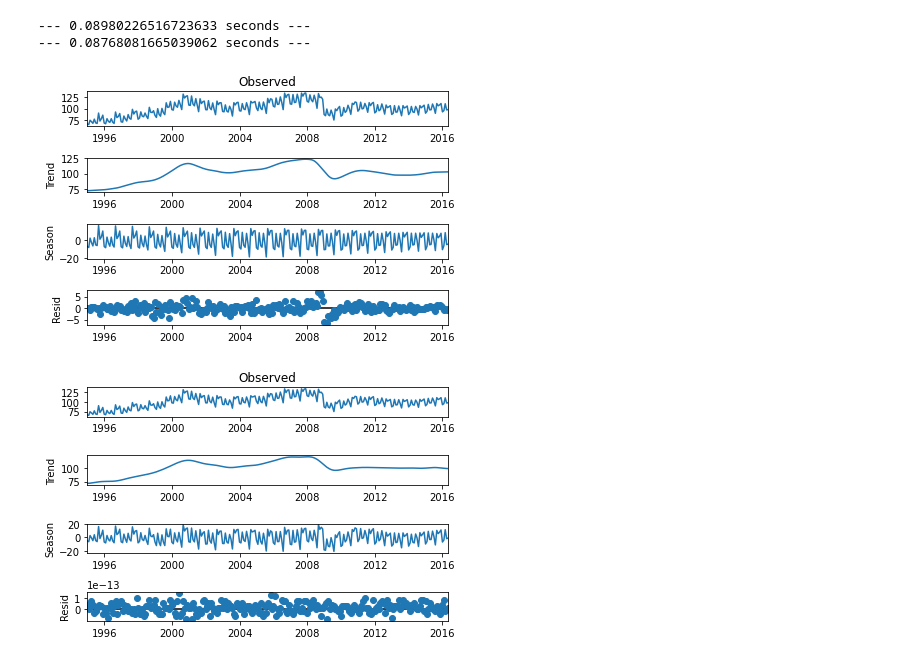
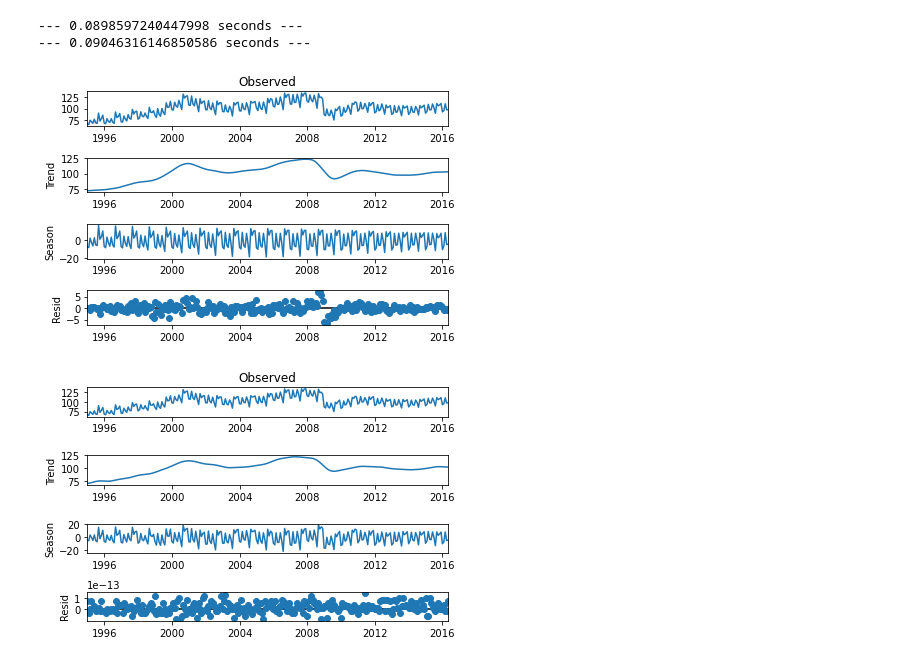
Before and after one commit to thodson-usgs/stf-decomposition, a Jupyter notebook: notebooks/02_stf_vs_stl.ipynb, the cells around one changed output. Cells and saved outputs as stored; diff of their text form; code cells hidden in the pictures.

```diff
--- a/notebooks/02_stf_vs_stl.ipynb
+++ b/notebooks/02_stf_vs_stl.ipynb
@@ -8,6 +8,7 @@ import numpy as np
 from scipy import signal
 from scipy.signal import get_window
 from sklearn.metrics import mean_squared_error
+from statsmodels.tsa.tsatools import freq_to_period
 import math
 import warnings
 import copy
@@ -29,7 +30,7 @@ class STF_reflected:
         self._observed = data
         self.pad = pad
         if seasonal != 7:
-            if seasonal % 2 == 0:
+            if seasonal % 2 == 0 or seasonal < 3:
                 raise ValueError("seasonal must be an odd positive integer >= 3")
         self.seasonal = seasonal
 
@@ -41,14 +42,18 @@ class STF_reflected:
         f = np.array(self.data.squeeze())
         half = np.floor(len(t)/2)
         # Reflect f onto f on both tails
+        #TODO: Try reflecting only half the window width on both ends
         reflected = np.append(np.flip(f), f)
         reflected = np.append(reflected, np.flip(f))
 
+        #TODO: Figure out why this is right here
         self.observed = pd.Series(self.data.squeeze(), self.data.index)
 
 
         n = len(reflected)
         #Compute FFT
+        #TODO: Return fhat to see exactly what is being returned for fft (are they frequencies?)
+        #TODO: Test rfft instead of fft
         fhat = np.fft.fft(reflected, n)
         fhat_seasonal = copy.copy(fhat)
 
@@ -67,15 +72,16 @@ class STF_reflected:
         # Filter freqs for trend (low pass filter from Celevaland 1990)
         filter_cutoff = 1.5*(1/self.seasonal)*(1/self.period)
 
-        fhat[freq > filter_cutoff] = 0
+        fhat[freq >= filter_cutoff] = 0
 
         # Filter freqs for seasonal (high pass filter)
-        fhat_seasonal[freq <= filter_cutoff] = 0
+        fhat_seasonal[freq < filter_cutoff] = 0
 
         # Inverse FFT for filtered time signal
         ffilt = np.fft.ifft(fhat)
         ffilt_seasonal = np.fft.ifft(fhat_seasonal)
 
+        # Remove reflected padding
         ffilt = ffilt[len(f): (len(f)*2)]
         ffilt_seasonal = ffilt_seasonal[len(f): len(f)*2]
 
@@ -88,7 +94,7 @@ class STF_reflected:
         residual = self.observed - ffilt_seasonal.real - ffilt.real
         resid = pd.Series(residual, self.data.index, name = "resid")
 
-
+        # TODO: See if this is necessary for returning DecomposeResult()
         rw = pd.Series(np.ones(len(season)), self.data.index, name="robust_weight")
 
         # Initial Statistical Summary
@@ -206,26 +179,19 @@ class STF:
 # %%
-import pandas as pd
-from statsmodels.tsa.seasonal import STL
-import numpy as np
-import matplotlib.pyplot as plt
-from statsmodels.datasets import elec_equip as ds
-import statsmodels.datasets
-
 # Test stf vs stl on elec_equip data
 elec_equip = ds.load().data
 start_time = time.time()
 stl = STL(elec_equip, seasonal = 13)
 res_robust = stl.fit()
 fig = res_robust.plot()
 print("--- %s seconds ---" % (time.time() - start_time))
 
 start_time = time.time()
-stf = STF_reflected(elec_equip, "blackman", pad = 1, seasonal=13)
+stf = STF_reflected(elec_equip, "blackman", pad = 1, seasonal=7)
 res = stf.fit()
 fig = res.plot()
 print("--- %s seconds ---" % (time.time() - start_time))
 # %% [output]
---- 0.08980226516723633 seconds ---
---- 0.08768081665039062 seconds ---
+--- 0.0898597240447998 seconds ---
+--- 0.09046316146850586 seconds ---
 [figure]
-[figure, old version]
+[figure, new version]
```
Also changed, not shown: parts of 12 cells of this notebook, 1 other file.
